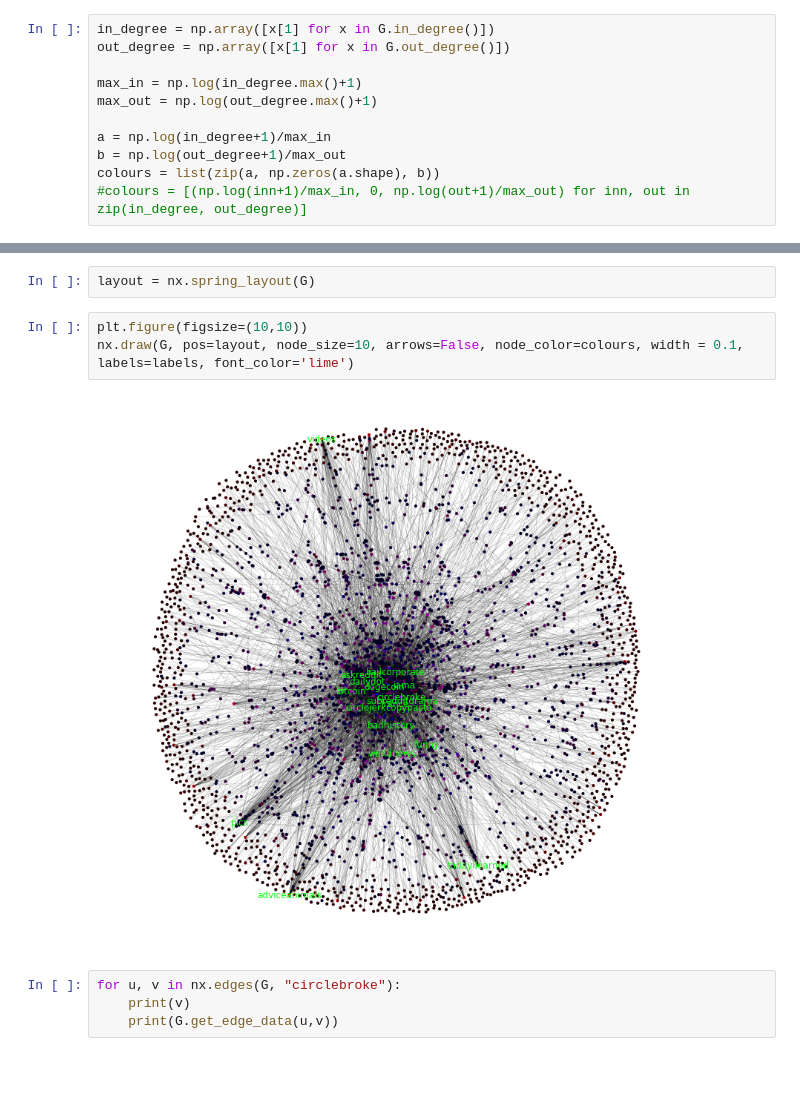
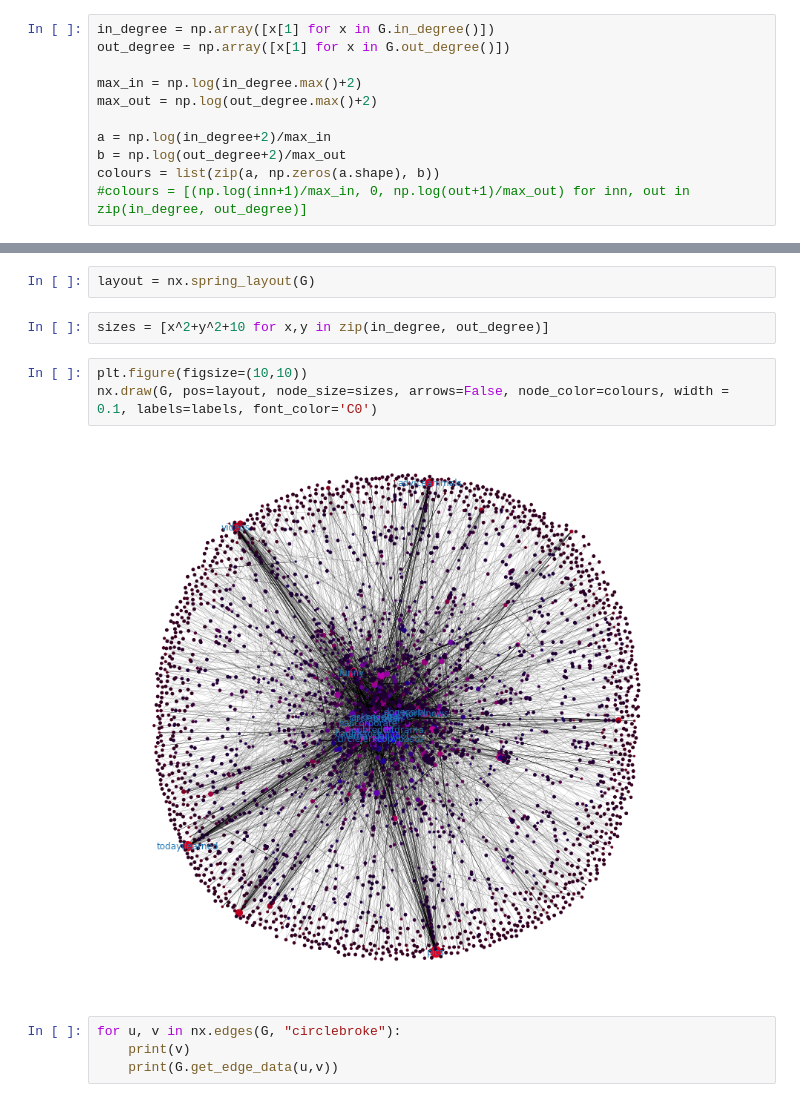
Before and after one commit to dansong0729/math168-project, a Jupyter notebook: data.ipynb, the cells around one changed output, grey strips where cells are left out. Drawn from its saved outputs; the diff is of its cells as text; blank space fills up the shorter version.

Commit message:
new visualization, smush into DiGraph

```diff
--- a/data.ipynb
+++ b/data.ipynb
@@ -34,10 +34,10 @@ print(len(negative))
 in_degree = np.array([x[1] for x in G.in_degree()])
 out_degree = np.array([x[1] for x in G.out_degree()])
 
-max_in = np.log(in_degree.max()+1)
-max_out = np.log(out_degree.max()+1)
+max_in = np.log(in_degree.max()+2)
+max_out = np.log(out_degree.max()+2)
 
-a = np.log(in_degree+1)/max_in
-b = np.log(out_degree+1)/max_out
+a = np.log(in_degree+2)/max_in
+b = np.log(out_degree+2)/max_out
 colours = list(zip(a, np.zeros(a.shape), b))
 #colours = [(np.log(inn+1)/max_in, 0, np.log(out+1)/max_out) for inn, out in zip(in_degree, out_degree)]
@@ -74,10 +85,12 @@ france
 # %%
 layout = nx.spring_layout(G)
+# %%
+sizes = [x^2+y^2+10 for x,y in zip(in_degree, out_degree)]
 # %%
 plt.figure(figsize=(10,10))
-nx.draw(G, pos=layout, node_size=10, arrows=False, node_color=colours, width = 0.1, labels=labels, font_color='lime')
+nx.draw(G, pos=layout, node_size=sizes, arrows=False, node_color=colours, width = 0.1, labels=labels, font_color='C0')
 # %% [output]
-[figure, old version]
+[figure, new version]
 # %%
 for u, v in nx.edges(G, "circlebroke"):
     print(v)
```
Also changed, not shown: parts of 3 cells of this notebook.
